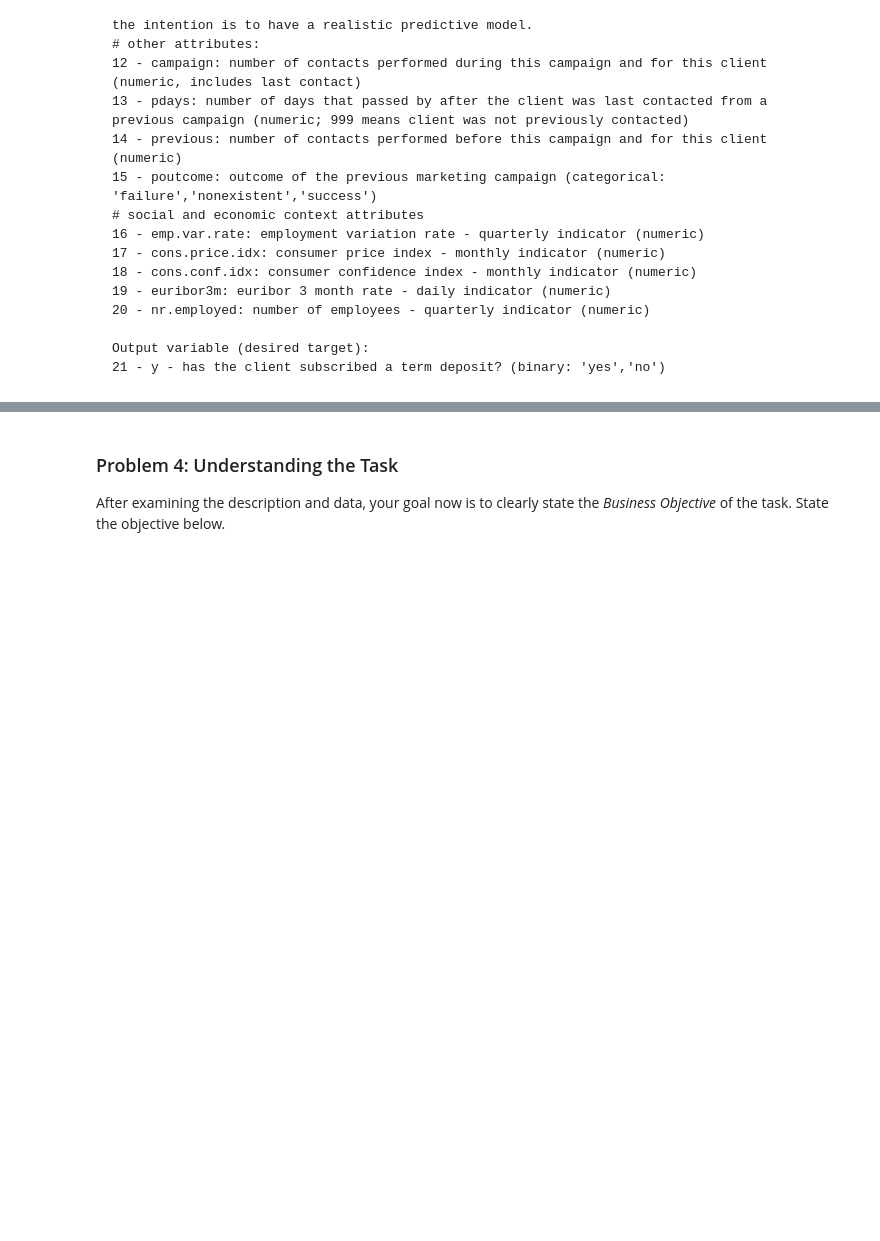
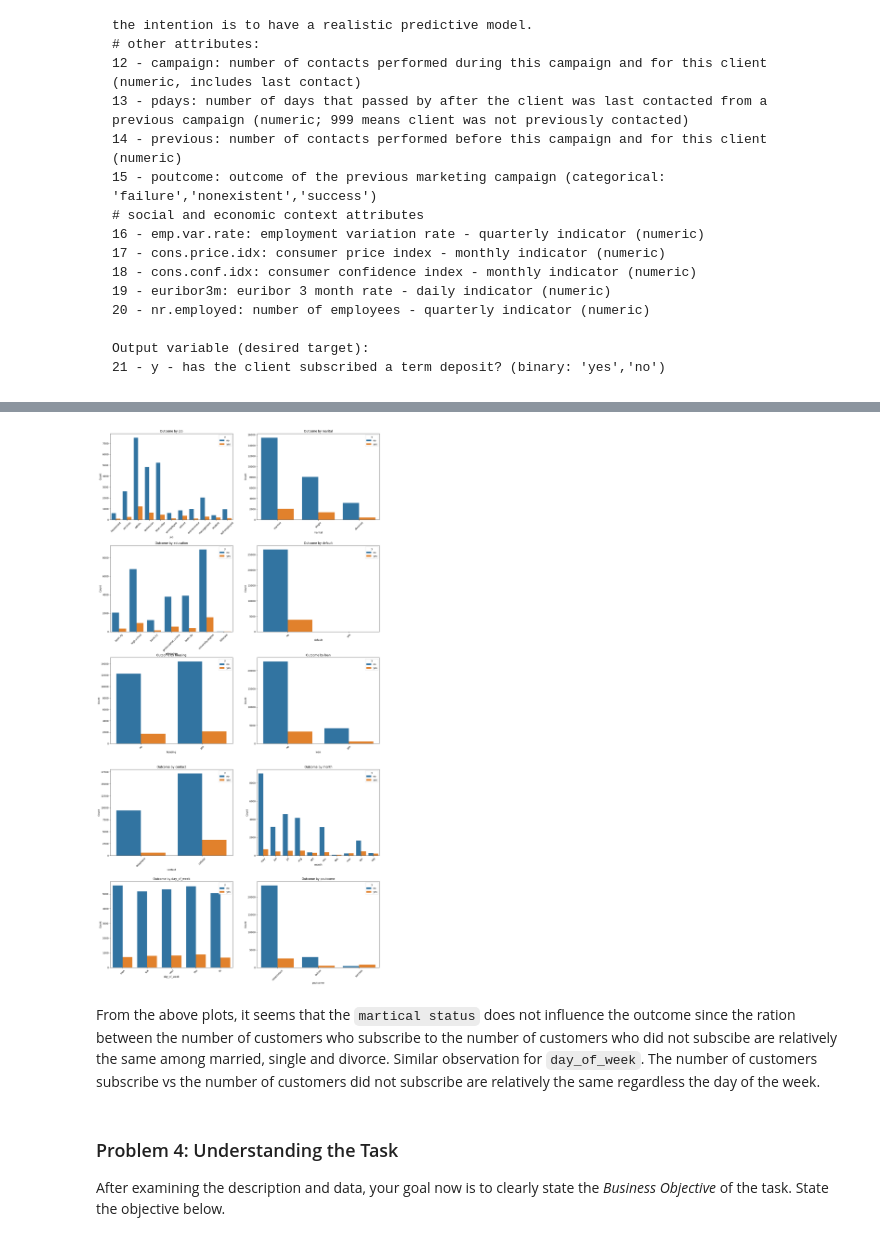
Before and after one commit to sandrayu49/Berkeley_AI_Module_17_Portuguese_Banking, a Jupyter notebook: prompt_III.ipynb, the cells around one changed output, grey strips where cells are left out. Drawn from its saved outputs; the diff is of its cells as text; code cells hidden in the pictures; blank space fills up the shorter version.

```diff
--- a/prompt_III.ipynb
+++ b/prompt_III.ipynb
@@ -77,0 +72,22 @@ df = df[~mask]
+# %%
+import matplotlib.pyplot as plt
+import seaborn as sns
+
+df_cat_cols = df.select_dtypes(include='object').columns.tolist()
+
+figure, ax = plt.subplots(len(df_cat_cols)// 2, 2, figsize=(20, 40))
+
+for i, col in enumerate(df_cat_cols):
+  if col == 'y':
+    continue
+  sns.countplot(x=col, hue='y', data=df, ax=ax[i//2, i%2])
+  ax[i//2, i%2].set_title(f"Outcome by {col}")
+  ax[i//2, i%2].set_xlabel(col)
+  ax[i//2, i%2].set_ylabel('Count')
+  ax[i//2, i%2].set_xticklabels(ax[i//2, i%2].get_xticklabels(), rotation=45)
+plt.subplots_adjust(hspace=0.3)
+plt.show()
+# %% [output]
+[figure, added]
+# %% [markdown]
+From the above plots, it seems that the `martical status` does not influence the outcome since the ration between the number of customers who subscribe to the number of customers who did not subscibe are relatively the same among married, single and divorce.  Similar observation for `day_of_week`.  The number of customers subscribe vs the number of customers did not subscribe are relatively the same regardless the day of the week.
```
Also changed, not shown: parts of 10 cells of this notebook.
